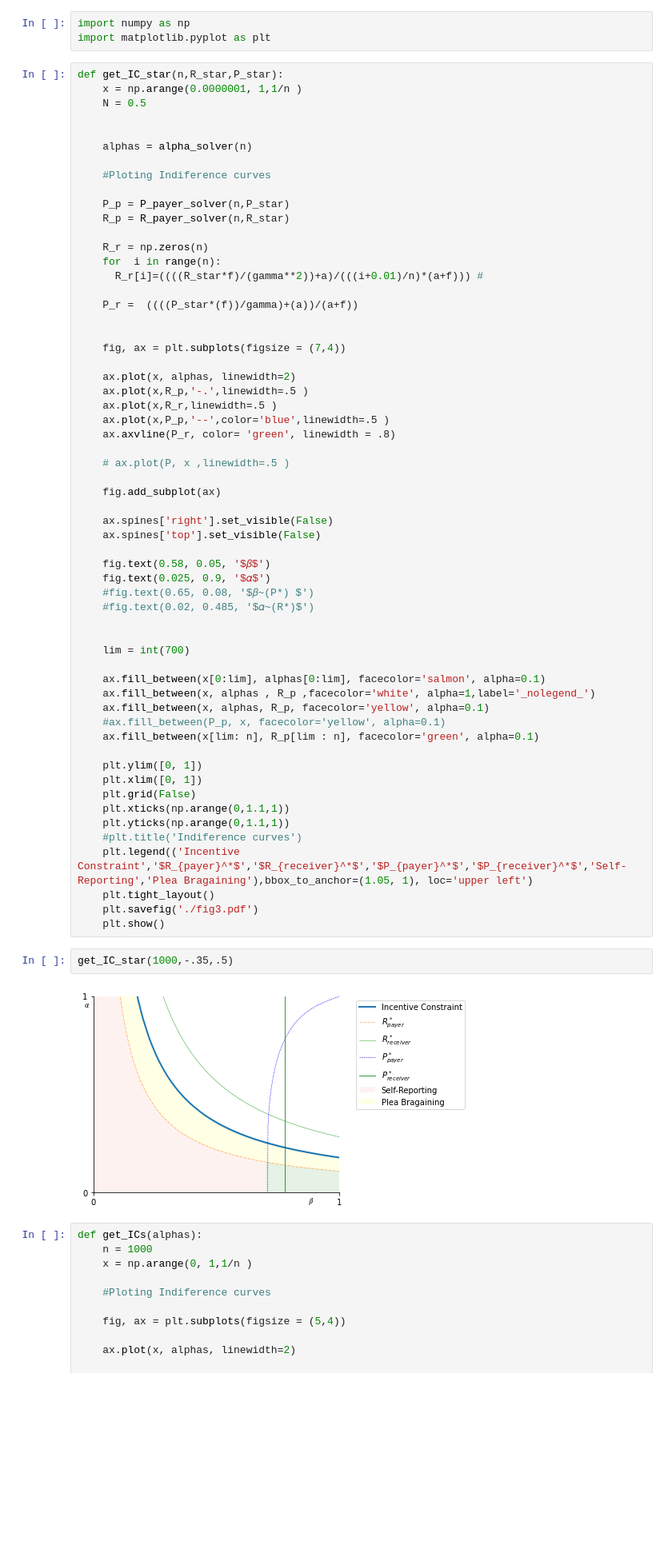
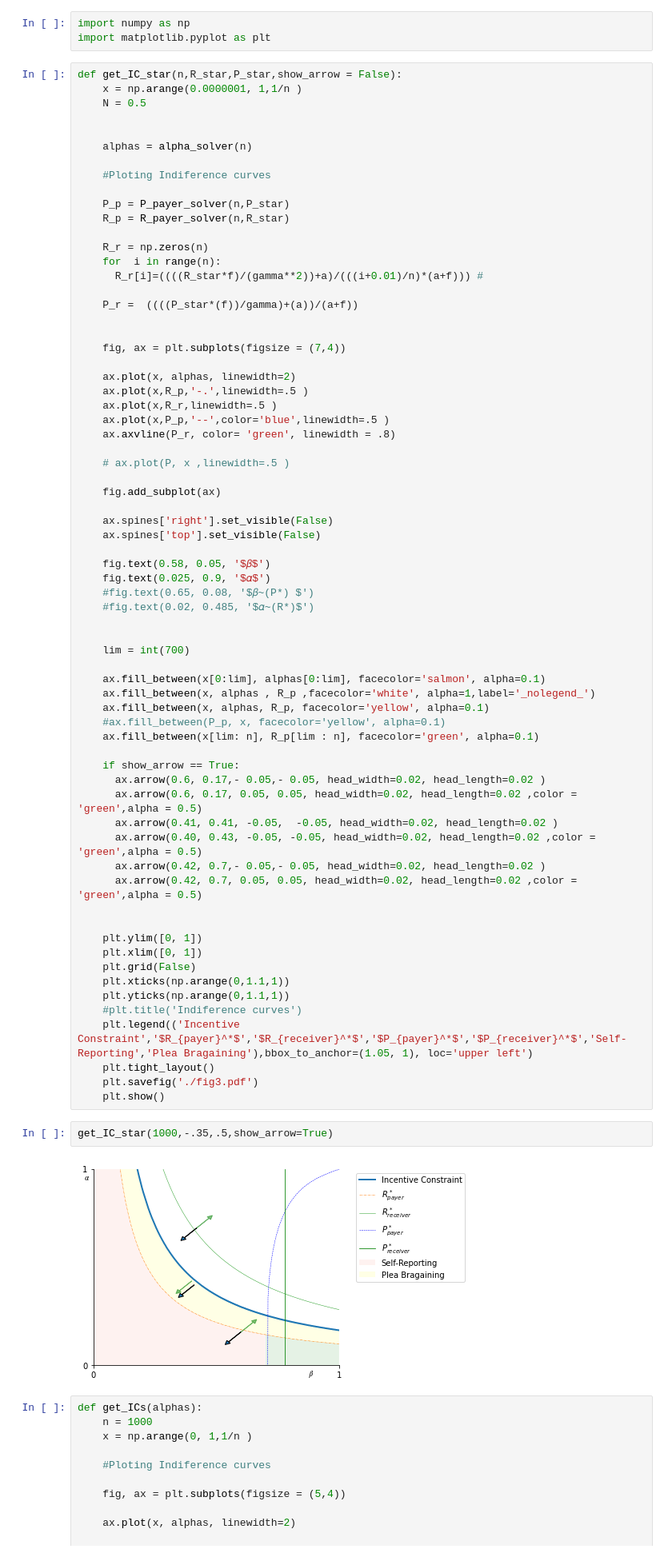
Before and after one commit to caxaxa/Chacha_PhD_Projects, a Jupyter notebook: Incentive_Curves.ipynb, the cells around one changed output. Shown: that part at 80% size. Drawn from its saved outputs; the diff is of its cells as text; blank space fills up the shorter version.

```diff
--- a/Incentive_Curves.ipynb
+++ b/Incentive_Curves.ipynb
@@ -4,7 +4,7 @@
 import numpy as np
 import matplotlib.pyplot as plt
 # %%
-def get_IC_star(n,R_star,P_star):
+def get_IC_star(n,R_star,P_star,show_arrow = False):
     x = np.arange(0.0000001, 1,1/n )
     N = 0.5
 
@@ -52,6 +52,15 @@ def get_IC_star(n,R_star,P_star):
     #ax.fill_between(P_p, x, facecolor='yellow', alpha=0.1)
     ax.fill_between(x[lim: n], R_p[lim : n], facecolor='green', alpha=0.1)
 
+    if show_arrow == True:
+      ax.arrow(0.6, 0.17,- 0.05,- 0.05, head_width=0.02, head_length=0.02 )
+      ax.arrow(0.6, 0.17, 0.05, 0.05, head_width=0.02, head_length=0.02 ,color =  'green',alpha = 0.5)
+      ax.arrow(0.41, 0.41, -0.05,  -0.05, head_width=0.02, head_length=0.02 )
+      ax.arrow(0.40, 0.43, -0.05, -0.05, head_width=0.02, head_length=0.02 ,color =  'green',alpha = 0.5)
+      ax.arrow(0.42, 0.7,- 0.05,- 0.05, head_width=0.02, head_length=0.02 )
+      ax.arrow(0.42, 0.7, 0.05, 0.05, head_width=0.02, head_length=0.02 ,color =  'green',alpha = 0.5)
+
+
     plt.ylim([0, 1])
     plt.xlim([0, 1])
     plt.grid(False)
@@ -63,9 +72,9 @@ def get_IC_star(n,R_star,P_star):
     plt.savefig('./fig3.pdf')
     plt.show()
 # %%
-get_IC_star(1000,-.35,.5)
+get_IC_star(1000,-.35,.5,show_arrow=True)
 # %% [output]
-[figure, old version]
+[figure, new version]
 # %%
 def get_ICs(alphas):
     n = 1000
```
Also changed, not shown: parts of 1 cell of this notebook.
